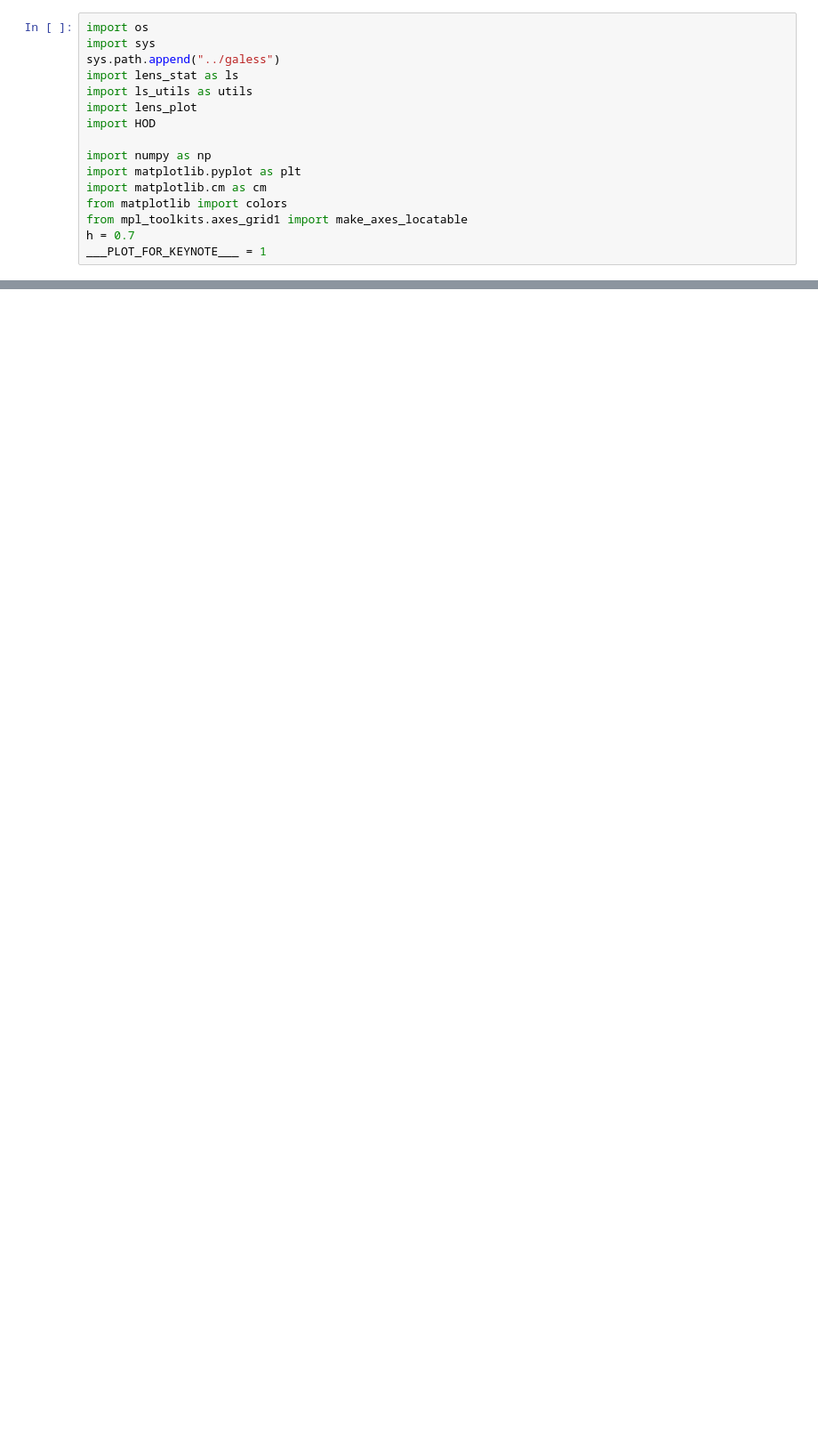
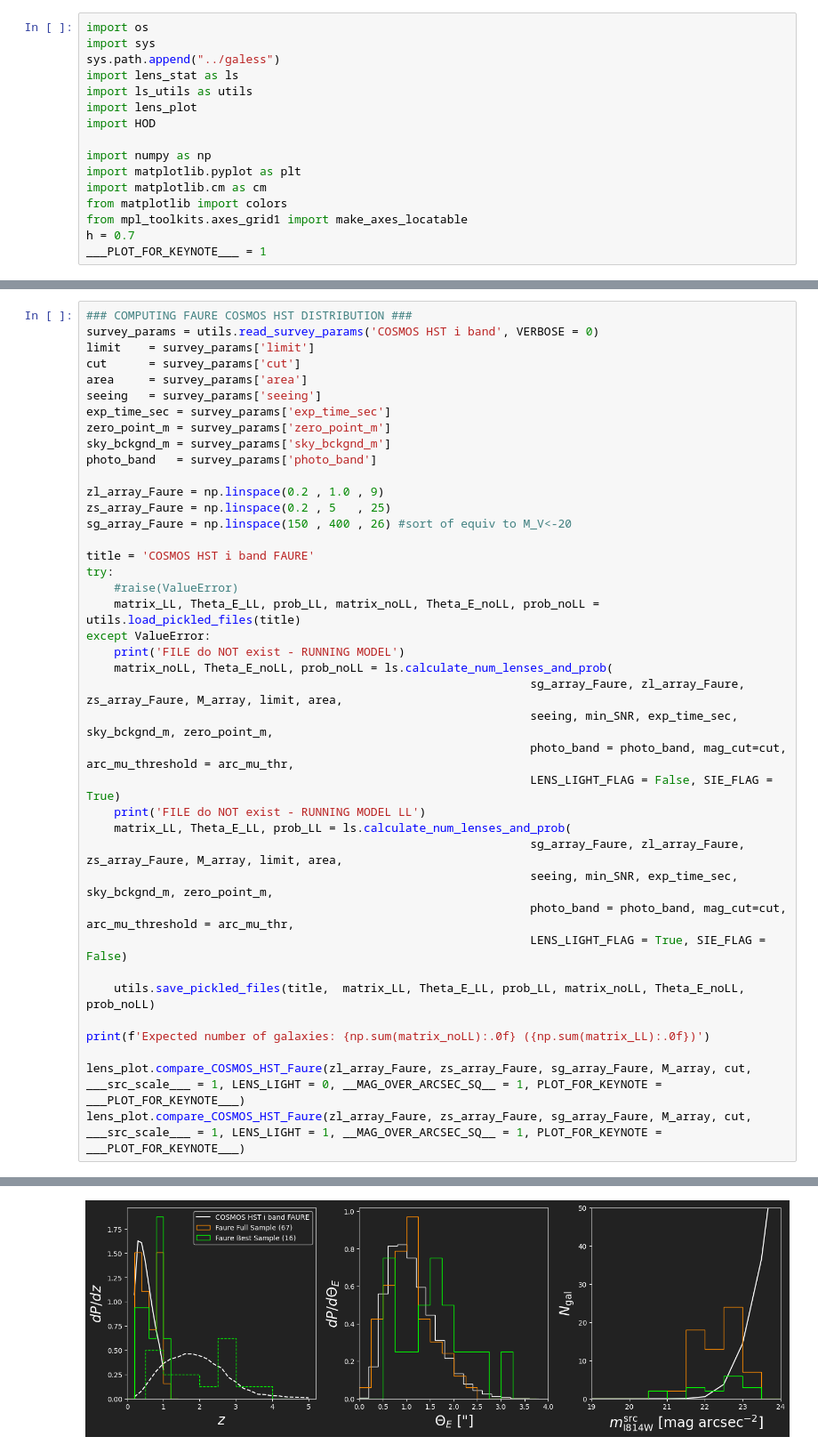
Before and after one commit to Ferr013/GALESS, a Jupyter notebook: examples/basic_example.ipynb, the cells around one changed output, grey strips where cells are left out. Shown: that part at 89% size. Cells and saved outputs as stored; diff of their text form; blank space fills up the shorter version.

Commit message:
Added comparison with Faure 2008

```diff
--- a/examples/basic_example.ipynb
+++ b/examples/basic_example.ipynb
@@ -16,0 +35,41 @@ ___PLOT_FOR_KEYNOTE___ = 1
+# %%
+### COMPUTING FAURE COSMOS HST DISTRIBUTION ###
+survey_params = utils.read_survey_params('COSMOS HST i band', VERBOSE = 0)
+limit    = survey_params['limit']
+cut      = survey_params['cut']
+area     = survey_params['area']
+seeing   = survey_params['seeing']
+exp_time_sec = survey_params['exp_time_sec']
+zero_point_m = survey_params['zero_point_m']
+sky_bckgnd_m = survey_params['sky_bckgnd_m']
+photo_band   = survey_params['photo_band']
+
+zl_array_Faure = np.linspace(0.2 , 1.0 , 9)
+zs_array_Faure = np.linspace(0.2 , 5   , 25)
+sg_array_Faure = np.linspace(150 , 400 , 26) #sort of equiv to M_V<-20
+
+title = 'COSMOS HST i band FAURE'
+try:
+    #raise(ValueError)
+    matrix_LL, Theta_E_LL, prob_LL, matrix_noLL, Theta_E_noLL, prob_noLL = utils.load_pickled_files(title)
+except ValueError:
+    print('FILE do NOT exist - RUNNING MODEL')
+    matrix_noLL, Theta_E_noLL, prob_noLL = ls.calculate_num_lenses_and_prob(
+                                                                sg_array_Faure, zl_array_Faure, zs_array_Faure, M_array, limit, area,
+                                                                seeing, min_SNR, exp_time_sec, sky_bckgnd_m, zero_point_m,
+                                                                photo_band = photo_band, mag_cut=cut, arc_mu_threshold = arc_mu_thr,
+                                                                LENS_LIGHT_FLAG = False, SIE_FLAG = True)
+    print('FILE do NOT exist - RUNNING MODEL LL')
+    matrix_LL, Theta_E_LL, prob_LL = ls.calculate_num_lenses_and_prob(
+                                                                sg_array_Faure, zl_array_Faure, zs_array_Faure, M_array, limit, area,
+                                                                seeing, min_SNR, exp_time_sec, sky_bckgnd_m, zero_point_m,
+                                                                photo_band = photo_band, mag_cut=cut, arc_mu_threshold = arc_mu_thr,
+                                                                LENS_LIGHT_FLAG = True, SIE_FLAG = False)
+
+    utils.save_pickled_files(title,  matrix_LL, Theta_E_LL, prob_LL, matrix_noLL, Theta_E_noLL, prob_noLL)
+
+print(f'Expected number of galaxies: {np.sum(matrix_noLL):.0f} ({np.sum(matrix_LL):.0f})')
+
+lens_plot.compare_COSMOS_HST_Faure(zl_array_Faure, zs_array_Faure, sg_array_Faure, M_array, cut, ___src_scale___ = 1, LENS_LIGHT = 0, __MAG_OVER_ARCSEC_SQ__ = 1, PLOT_FOR_KEYNOTE = ___PLOT_FOR_KEYNOTE___)
+lens_plot.compare_COSMOS_HST_Faure(zl_array_Faure, zs_array_Faure, sg_array_Faure, M_array, cut, ___src_scale___ = 1, LENS_LIGHT = 1, __MAG_OVER_ARCSEC_SQ__ = 1, PLOT_FOR_KEYNOTE = ___PLOT_FOR_KEYNOTE___)
+# %% [output]
@@ -16,0 +77 @@ ___PLOT_FOR_KEYNOTE___ = 1
+[figure, added]
```
Also changed, not shown: parts of 10 cells of this notebook, 21 other files.
